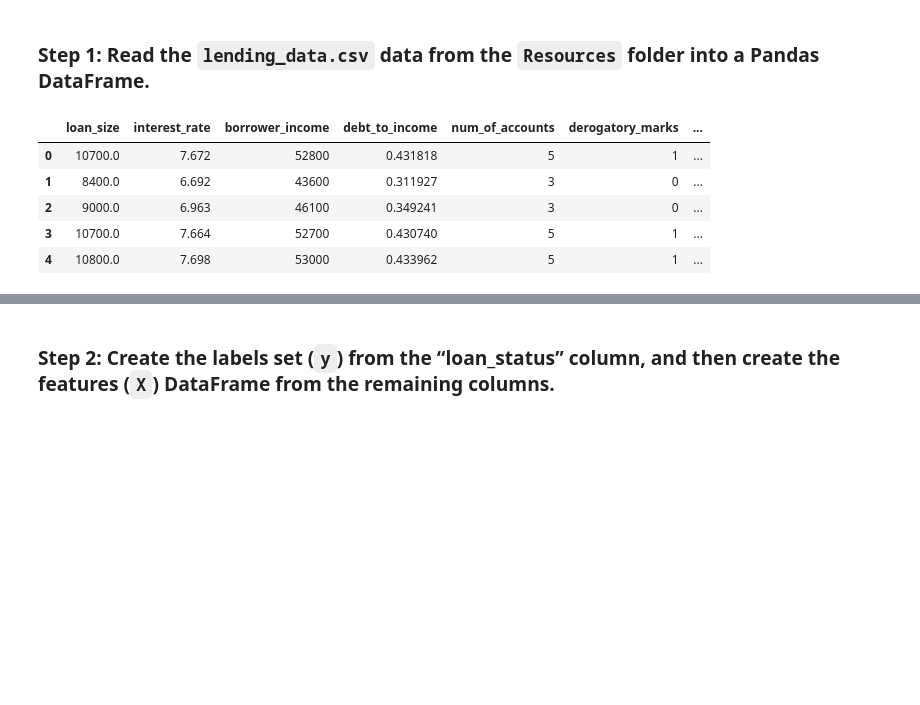
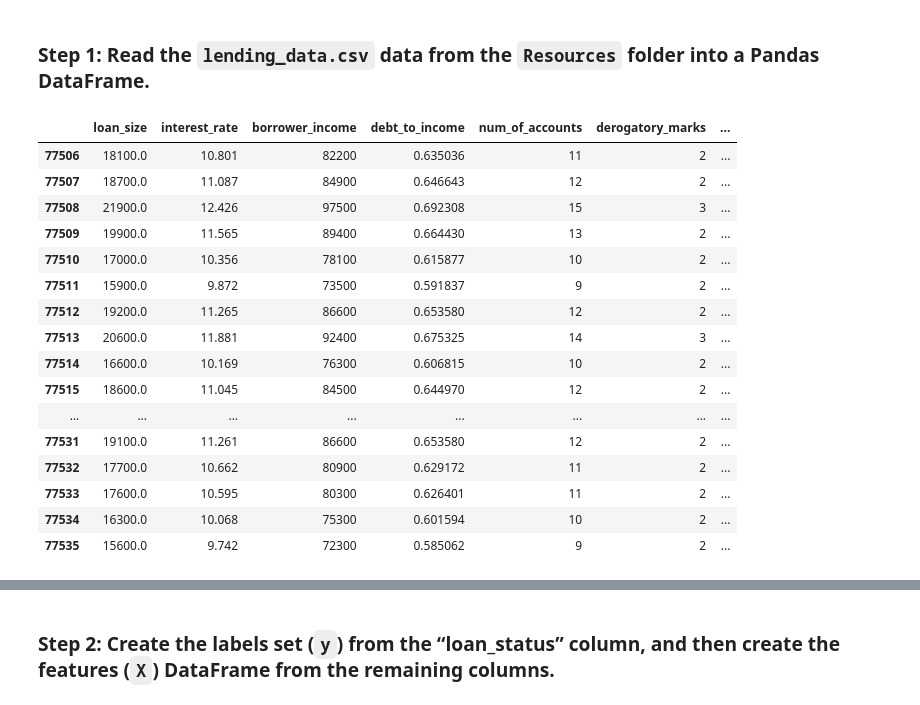
Before and after one commit to kristinaabramoff/credit-risk-supervised_ML, a Jupyter notebook: credit_risk_classification.ipynb, the cells around one changed output, grey strips where cells are left out. Cells and saved outputs as stored; diff of their text form; code cells hidden in the pictures; blank space fills up the shorter version.

```diff
--- a/credit_risk_classification.ipynb
+++ b/credit_risk_classification.ipynb
@@ -14,15 +15,26 @@ import joblib
 # %%
 # Read the CSV file from the Resources folder into a Pandas DataFrame
 df = pd.read_csv(
     Path('Resources/lending_data.csv')
 )
 
 # Review the DataFrame
-df.head()
+df.tail(30)
 # %% [output]
 |  | loan_size | interest_rate | borrower_income | debt_to_income | num_of_accounts | derogatory_marks | ... |
-| 0 | 10700.0 | 7.672 | 52800 | 0.431818 | 5 | 1 | ... |
-| 1 | 8400.0 | 6.692 | 43600 | 0.311927 | 3 | 0 | ... |
-| 2 | 9000.0 | 6.963 | 46100 | 0.349241 | 3 | 0 | ... |
-| 3 | 10700.0 | 7.664 | 52700 | 0.430740 | 5 | 1 | ... |
-| 4 | 10800.0 | 7.698 | 53000 | 0.433962 | 5 | 1 | ... |
+| 77506 | 18100.0 | 10.801 | 82200 | 0.635036 | 11 | 2 | ... |
+| 77507 | 18700.0 | 11.087 | 84900 | 0.646643 | 12 | 2 | ... |
+| 77508 | 21900.0 | 12.426 | 97500 | 0.692308 | 15 | 3 | ... |
+| 77509 | 19900.0 | 11.565 | 89400 | 0.664430 | 13 | 2 | ... |
+| 77510 | 17000.0 | 10.356 | 78100 | 0.615877 | 10 | 2 | ... |
+| 77511 | 15900.0 | 9.872 | 73500 | 0.591837 | 9 | 2 | ... |
+| 77512 | 19200.0 | 11.265 | 86600 | 0.653580 | 12 | 2 | ... |
+| 77513 | 20600.0 | 11.881 | 92400 | 0.675325 | 14 | 3 | ... |
+| 77514 | 16600.0 | 10.169 | 76300 | 0.606815 | 10 | 2 | ... |
+| 77515 | 18600.0 | 11.045 | 84500 | 0.644970 | 12 | 2 | ... |
+| ... | ... | ... | ... | ... | ... | ... | ... |
+| 77531 | 19100.0 | 11.261 | 86600 | 0.653580 | 12 | 2 | ... |
+| 77532 | 17700.0 | 10.662 | 80900 | 0.629172 | 11 | 2 | ... |
+| 77533 | 17600.0 | 10.595 | 80300 | 0.626401 | 11 | 2 | ... |
+| 77534 | 16300.0 | 10.068 | 75300 | 0.601594 | 10 | 2 | ... |
+| 77535 | 15600.0 | 9.742 | 72300 | 0.585062 | 9 | 2 | ... |
```
Also changed, not shown: parts of 9 cells of this notebook, 8 other files.
